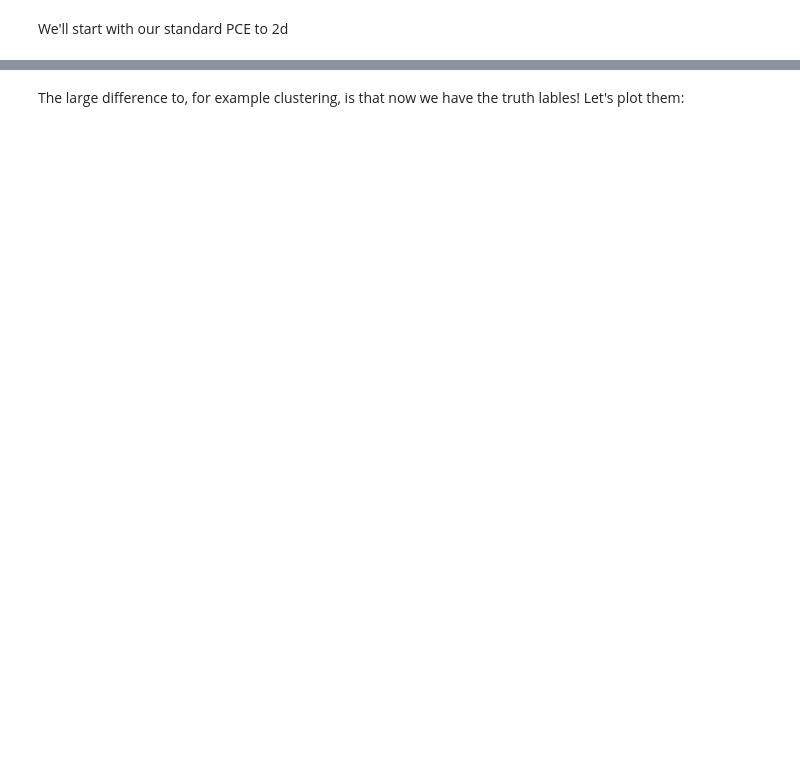
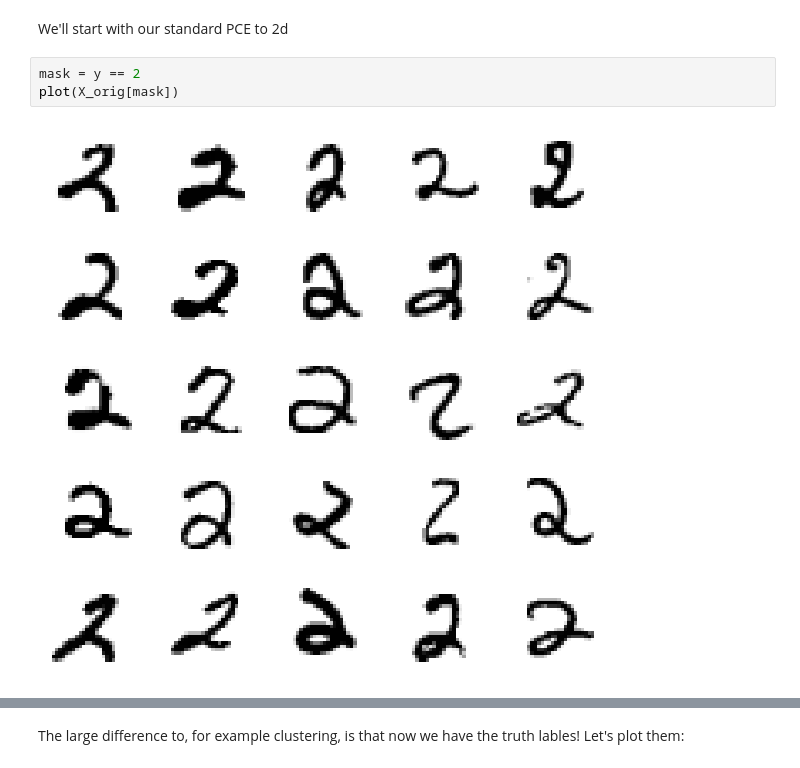
Before and after one commit to philippeller/Teaching, a Jupyter notebook: classification.ipynb, the cells around one changed output, grey strips where cells are left out. Cells and saved outputs as stored; diff of their text form; blank space fills up the shorter version.

```diff
--- a/classification.ipynb
+++ b/classification.ipynb
@@ -28,3 +35,8 @@ y = np.int32(y)
 # %% [markdown]
 We'll start with our standard PCE to 2d
+# %%
+mask = y == 2
+plot(X_orig[mask])
+# %% [output]
+[figure, added]
 # %%
```
Also changed, not shown: parts of 88 cells of this notebook, 9 other files.
